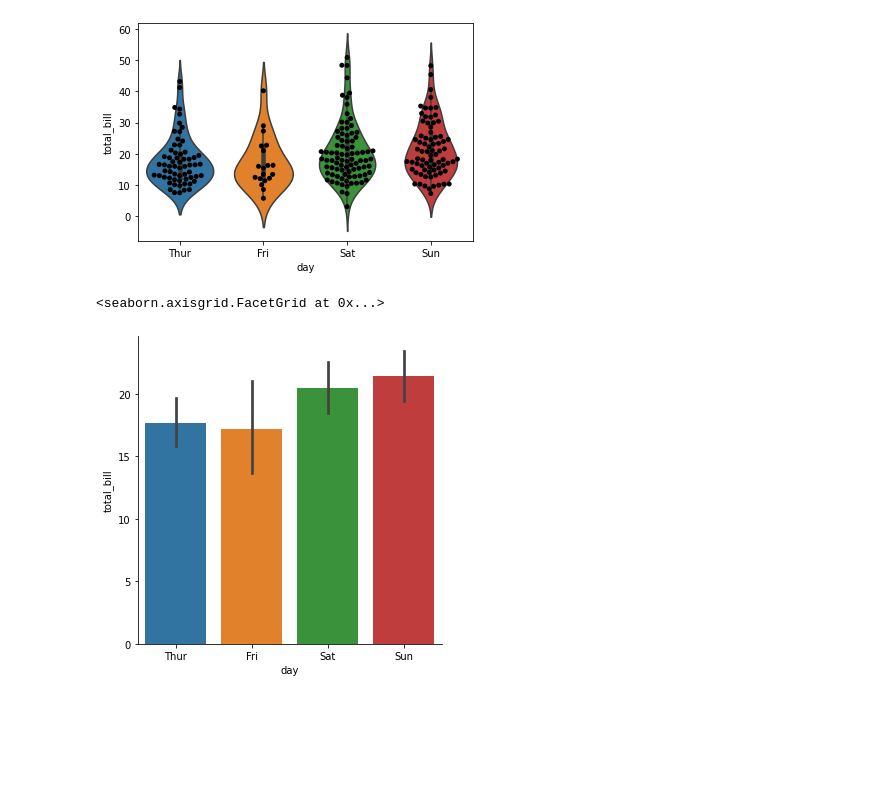
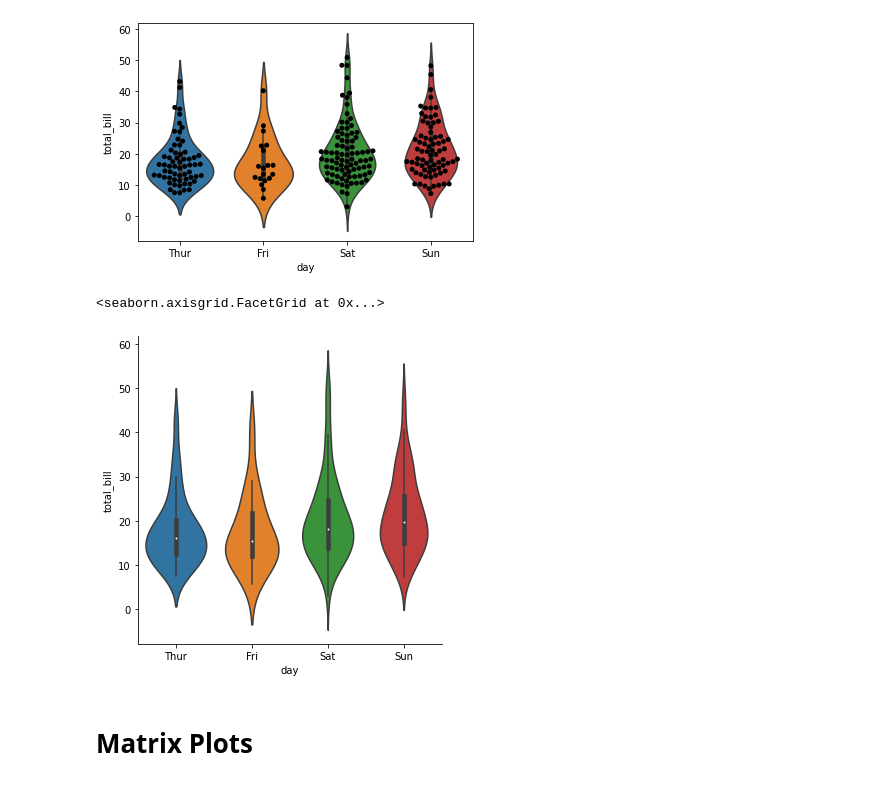
Before and after one commit to xkrystiandutka/DataScience, a Jupyter notebook: Seaborn/Seaborn.ipynb, the cells around one changed output. Cells and saved outputs as stored; diff of their text form; code cells hidden in the pictures; blank space fills up the shorter version.

Commit message:
Seaborn & matrix plots

```diff
--- a/Seaborn/Seaborn.ipynb
+++ b/Seaborn/Seaborn.ipynb
@@ -164,7 +164,9 @@ sns.swarmplot(x='day',y='total_bill',data=tips, color='black')
 <AxesSubplot:xlabel='day', ylabel='total_bill'>
 [figure]
 # %%
-sns.catplot(x='day',y='total_bill',data=tips, kind='bar')
+sns.catplot(x='day',y='total_bill',data=tips, kind='violin')
 # %% [output]
 <seaborn.axisgrid.FacetGrid at 0x...>
-[figure, old version]
+[figure, new version]
+# %% [markdown]
+# Matrix Plots
```
Also changed, not shown: parts of 9 cells of this notebook.
